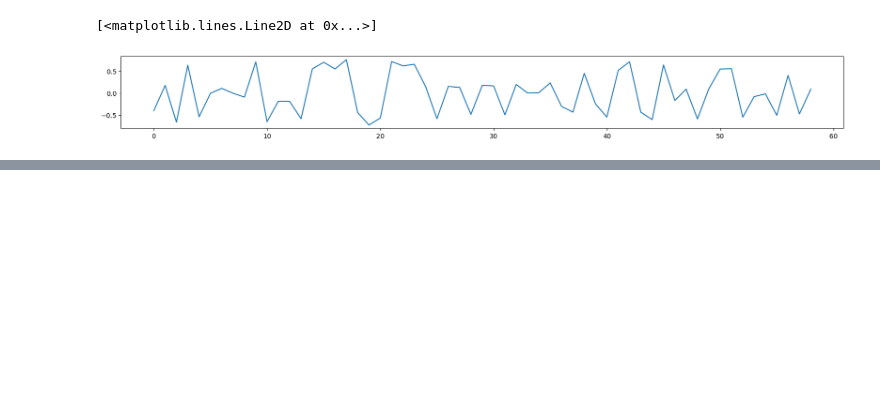
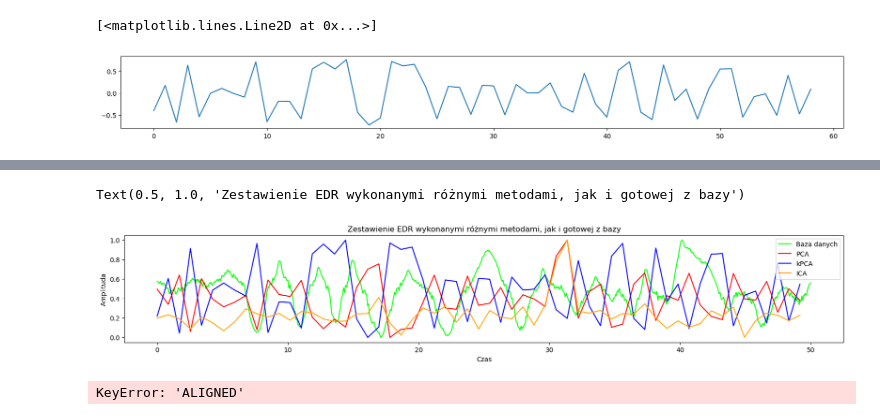
Before and after one commit to ciuek/ECG-Derived-Respiration, a Jupyter notebook: ecg_new.ipynb, the cells around one changed output, grey strips where cells are left out. Cells and saved outputs as stored; diff of their text form; code cells hidden in the pictures; blank space fills up the shorter version.

```diff
--- a/ecg_new.ipynb
+++ b/ecg_new.ipynb
@@ -254,0 +246,22 @@ Text(0.5, 1.0, 'Zestawienie EDR z ICA, jak i gotowej z bazy')
+# %%
+plt.figure(figsize=(20, 3))
+plt.plot(df['time']/1000, y_resp_norm, label='Baza danych', color='lime')
+plt.plot(np.arange(X_transformed[:,0].size)*coeff, y_PCA_norm, label='PCA', color=('red'))
+plt.plot(np.arange(X_ktransformed[:,0].size)*coeff, y_kPCA_norm, label='kPCA', color=('blue'))
+plt.plot(np.arange(X_ktransformed[:,0].size)*coeff, y_ICA_norm, label='ICA', color=('orange'))
+plt.legend()
+
+plt.xlabel('Czas')
+plt.ylabel('Amplituda')
+plt.title(f"Zestawienie EDR wykonanymi różnymi metodami, jak i gotowej z bazy")
+# %% [output]
+Text(0.5, 1.0, 'Zestawienie EDR wykonanymi różnymi metodami, jak i gotowej z bazy')
+[figure, added]
+# %%
+yf = fft(y_resp_norm)
+xf = fftfreq(y_resp_norm.size, T)[:N//2]
+plt.plot(xf, 2.0/N * np.abs(yf[0:N//2]))
+plt.grid()
+plt.show()
+# %% [output]
+KeyError: 'ALIGNED'
```
Also changed, not shown: parts of 5 cells of this notebook.
